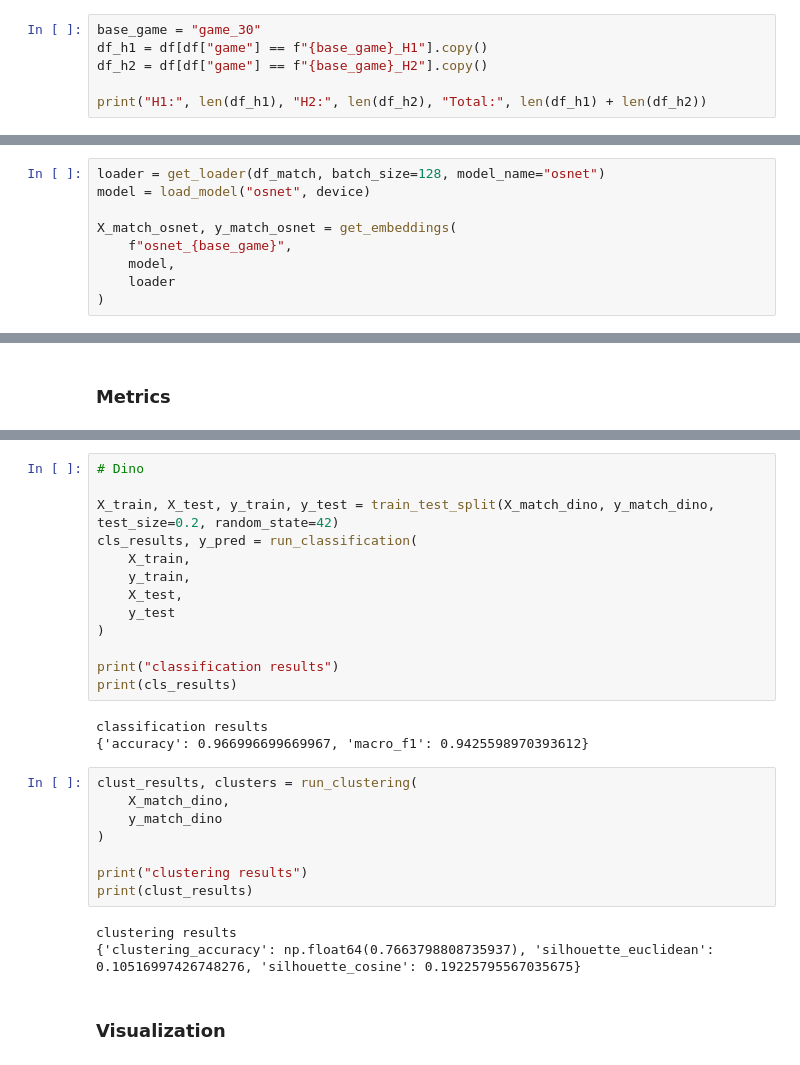
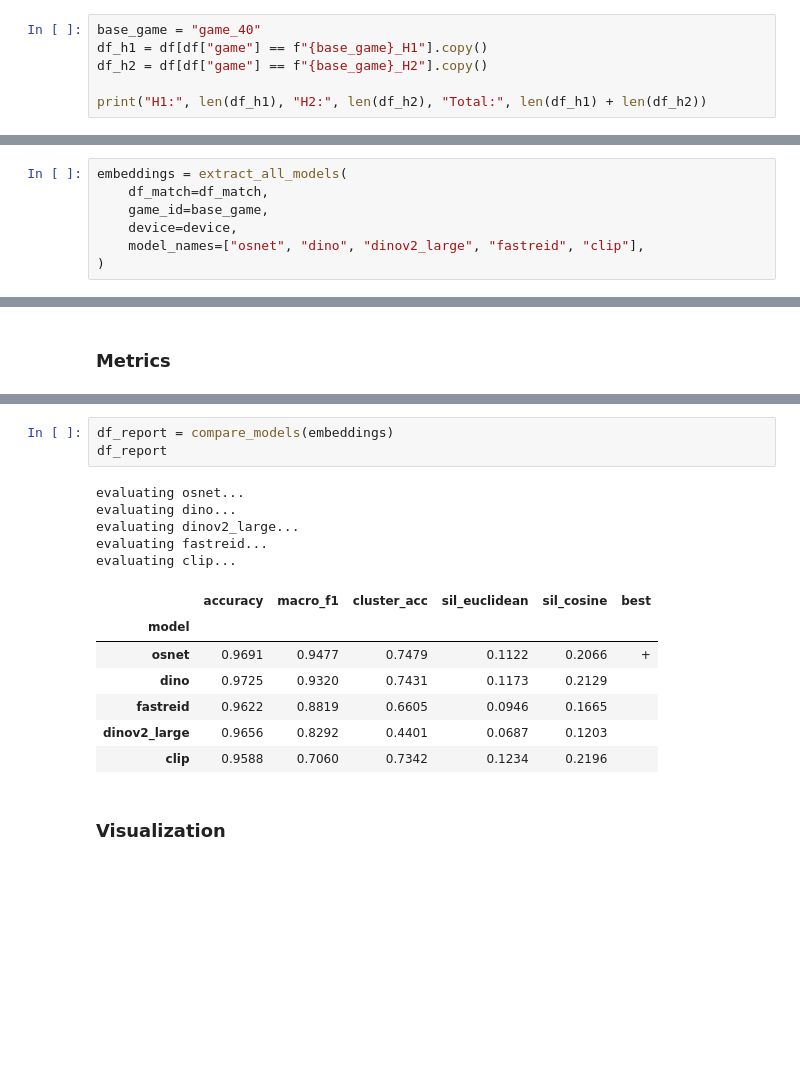
Before and after one commit to Anton9721/Football_Skoltech, a Jupyter notebook: analitics.ipynb, the cells around one changed output, grey strips where cells are left out. Cells and saved outputs as stored; diff of their text form; blank space fills up the shorter version.

```diff
--- a/analitics.ipynb
+++ b/analitics.ipynb
@@ -227,7 +166,7 @@ FigureWidget({
 # %% [markdown]
 ## game_50
 # %%
-base_game = "game_30"
+base_game = "game_40"
 df_h1 = df[df["game"] == f"{base_game}_H1"].copy()
 df_h2 = df[df["game"] == f"{base_game}_H2"].copy()
 
@@ -255,11 +194,9 @@ goalkeeper     43
 Name: count, dtype: int64
 # %%
-loader = get_loader(df_match, batch_size=128, model_name="osnet")
-model = load_model("osnet", device)
-
-X_match_osnet, y_match_osnet = get_embeddings(
-    f"osnet_{base_game}",
-    model,
-    loader
+embeddings = extract_all_models(
+    df_match=df_match,
+    game_id=base_game,
+    device=device,
+    model_names=["osnet", "dino", "dinov2_large", "fastreid", "clip"],
 )
 # %% [output]
@@ -308,30 +236,19 @@ clustering results
-# %%
-# Dino
-
-X_train, X_test, y_train, y_test = train_test_split(X_match_dino, y_match_dino, test_size=0.2, random_state=42)
-cls_results, y_pred = run_classification(
-    X_train,
-    y_train,
-    X_test,
-    y_test
-)
-
-print("classification results")
-print(cls_results)
-# %% [output]
-classification results
-{'accuracy': 0.966996699669967, 'macro_f1': 0.9425598970393612}
-# %%
-clust_results, clusters = run_clustering(
-    X_match_dino,
-    y_match_dino
-)
-
-print("clustering results")
-print(clust_results)
-# %% [output]
-clustering results
-{'clustering_accuracy': np.float64(0.7663798808735937), 'silhouette_euclidean': 0.10516997426748276, 'silhouette_cosine': 0.19225795567035675}
+# %%
+df_report = compare_models(embeddings)
+df_report
+# %% [output]
+evaluating osnet...
+evaluating dino...
+evaluating dinov2_large...
+evaluating fastreid...
+evaluating clip...
+|  | accuracy | macro_f1 | cluster_acc | sil_euclidean | sil_cosine | best |
+| model |  |  |  |  |  |  |
+| osnet | 0.9691 | 0.9477 | 0.7479 | 0.1122 | 0.2066 | + |
+| dino | 0.9725 | 0.9320 | 0.7431 | 0.1173 | 0.2129 |  |
+| fastreid | 0.9622 | 0.8819 | 0.6605 | 0.0946 | 0.1665 |  |
+| dinov2_large | 0.9656 | 0.8292 | 0.4401 | 0.0687 | 0.1203 |  |
+| clip | 0.9588 | 0.7060 | 0.7342 | 0.1234 | 0.2196 |  |
 # %% [markdown]
 ### Visualization
 # %%
```
Also changed, not shown: parts of 19 cells of this notebook, 4 other files.
